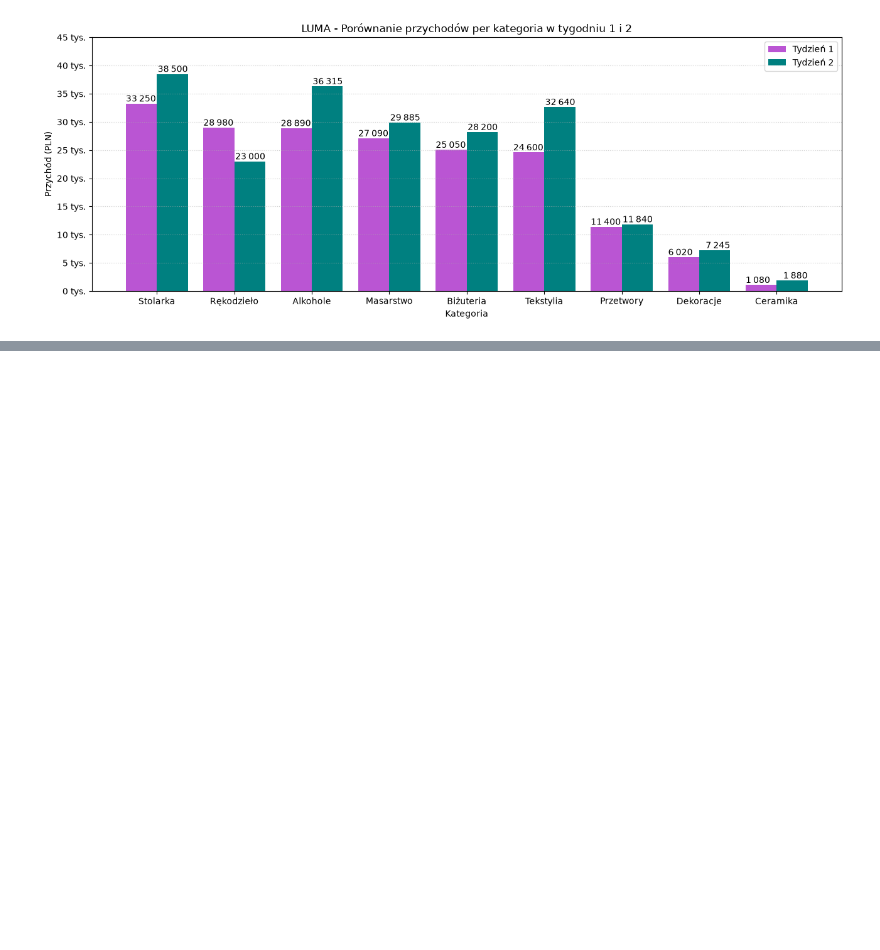
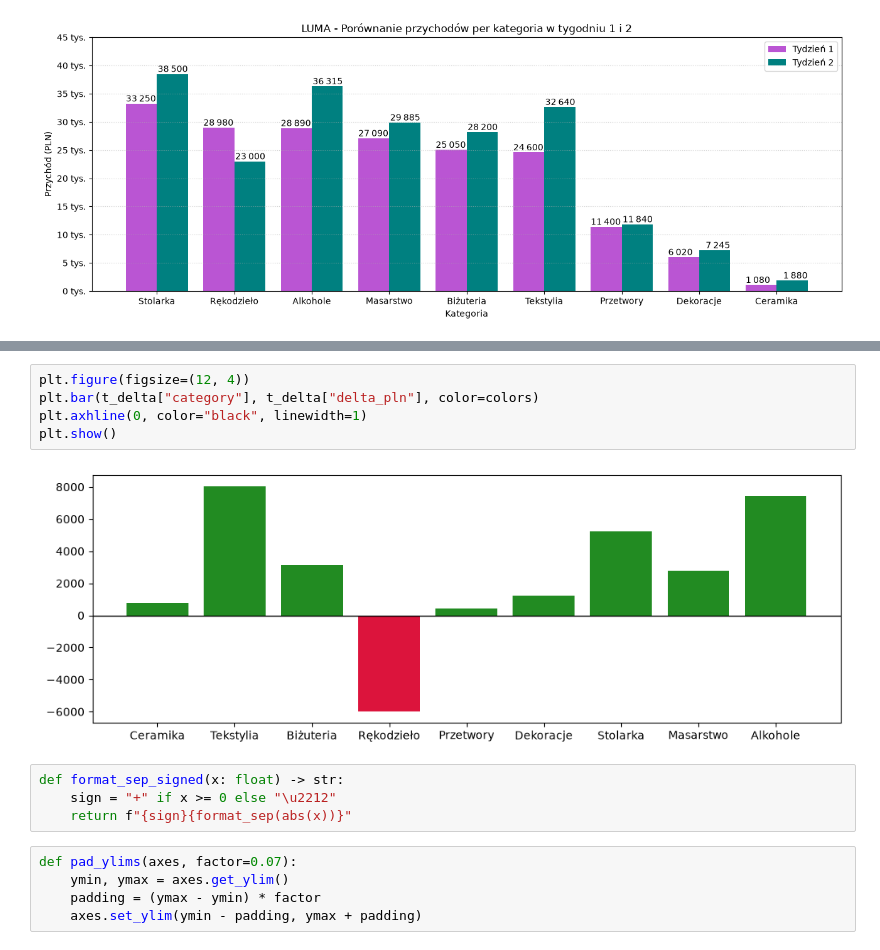
Before and after one commit to mshablovskyy/DataVisualisation, a Jupyter notebook: 01-bar.ipynb, the cells around one changed output, grey strips where cells are left out. Saved outputs shown, nothing was run; the diff lists cells and outputs as text; blank space fills up the shorter version.

```diff
--- a/01-bar.ipynb
+++ b/01-bar.ipynb
@@ -350,0 +395,16 @@ plt.show()
+# %%
+plt.figure(figsize=(12, 4))
+plt.bar(t_delta["category"], t_delta["delta_pln"], color=colors)
+plt.axhline(0, color="black", linewidth=1)
+plt.show()
+# %% [output]
+[figure, added]
+# %%
+def format_sep_signed(x: float) -> str:
+    sign = "+" if x >= 0 else "\u2212"
+    return f"{sign}{format_sep(abs(x))}"
+# %%
+def pad_ylims(axes, factor=0.07):
+    ymin, ymax = axes.get_ylim()
+    padding = (ymax - ymin) * factor
+    axes.set_ylim(ymin - padding, ymax + padding)
```
Also changed, not shown: parts of 6 cells of this notebook.
